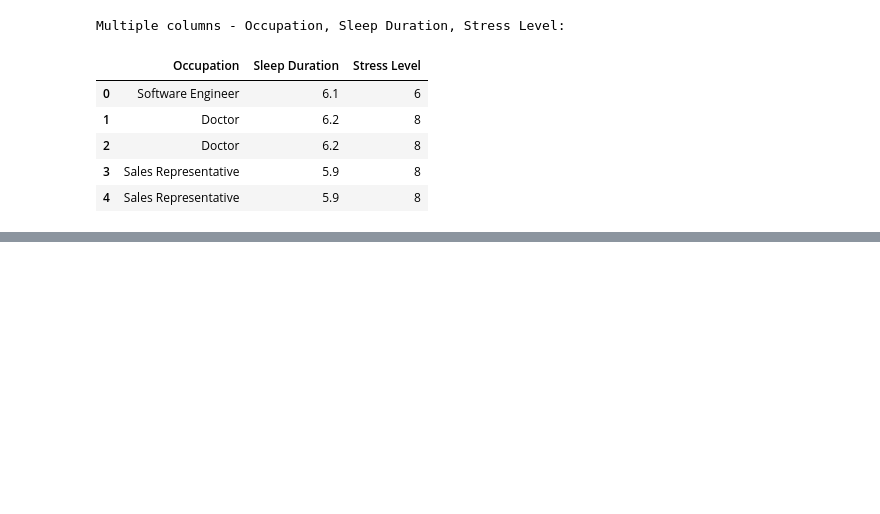
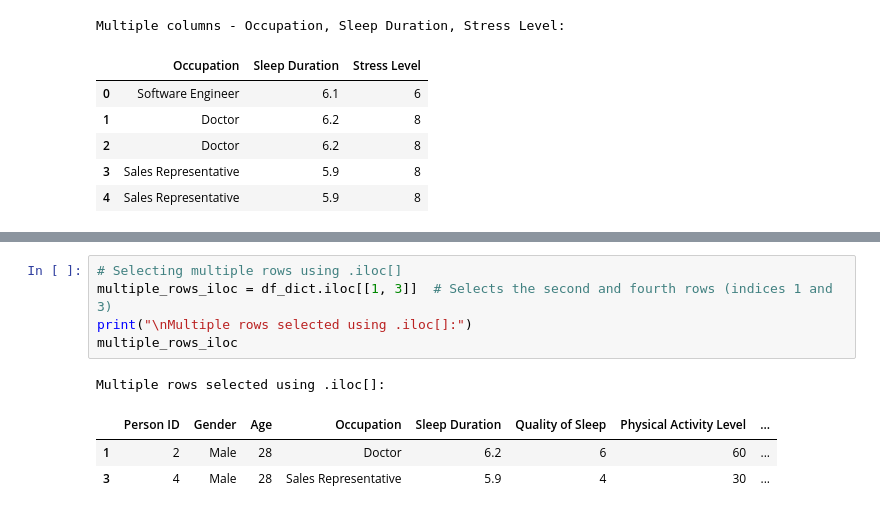
Before and after one commit to ariesrio/VDA-CPE031-CPE21S4, a Jupyter notebook: Exercise_7.ipynb, the cells around one changed output, grey strips where cells are left out. Saved outputs shown, nothing was run; the diff lists cells and outputs as text; blank space fills up the shorter version.

```diff
--- a/Exercise_7.ipynb
+++ b/Exercise_7.ipynb
@@ -217,0 +240,10 @@ Multiple columns - Occupation, Sleep Duration, Stress Level:
+# %%
+# Selecting multiple rows using .iloc[]
+multiple_rows_iloc = df_dict.iloc[[1, 3]]  # Selects the second and fourth rows (indices 1 and 3)
+print("\nMultiple rows selected using .iloc[]:")
+multiple_rows_iloc
+# %% [output]
+Multiple rows selected using .iloc[]:
+|  | Person ID | Gender | Age | Occupation | Sleep Duration | Quality of Sleep | Physical Activity Level | ... |
+| 1 | 2 | Male | 28 | Doctor | 6.2 | 6 | 60 | ... |
+| 3 | 4 | Male | 28 | Sales Representative | 5.9 | 4 | 30 | ... |
```
Also changed, not shown: parts of 1 cell of this notebook.
